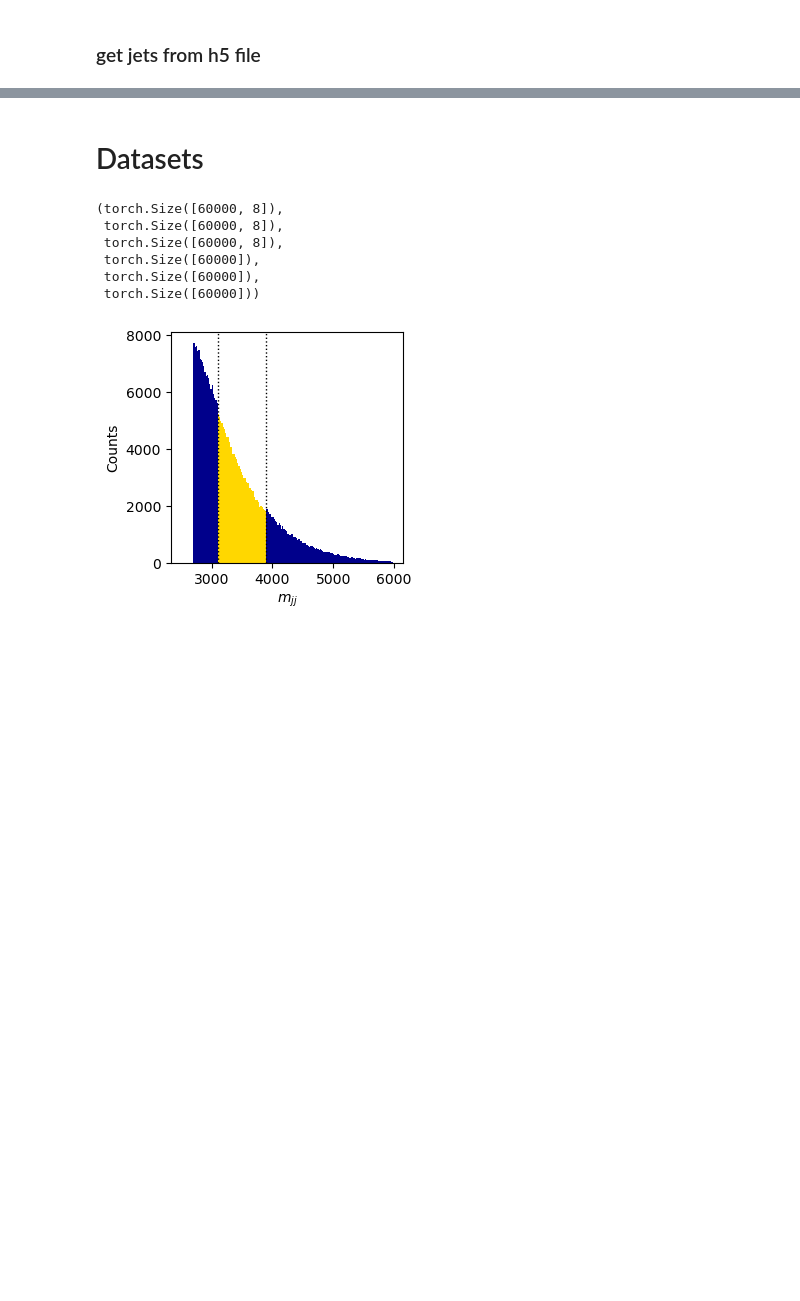
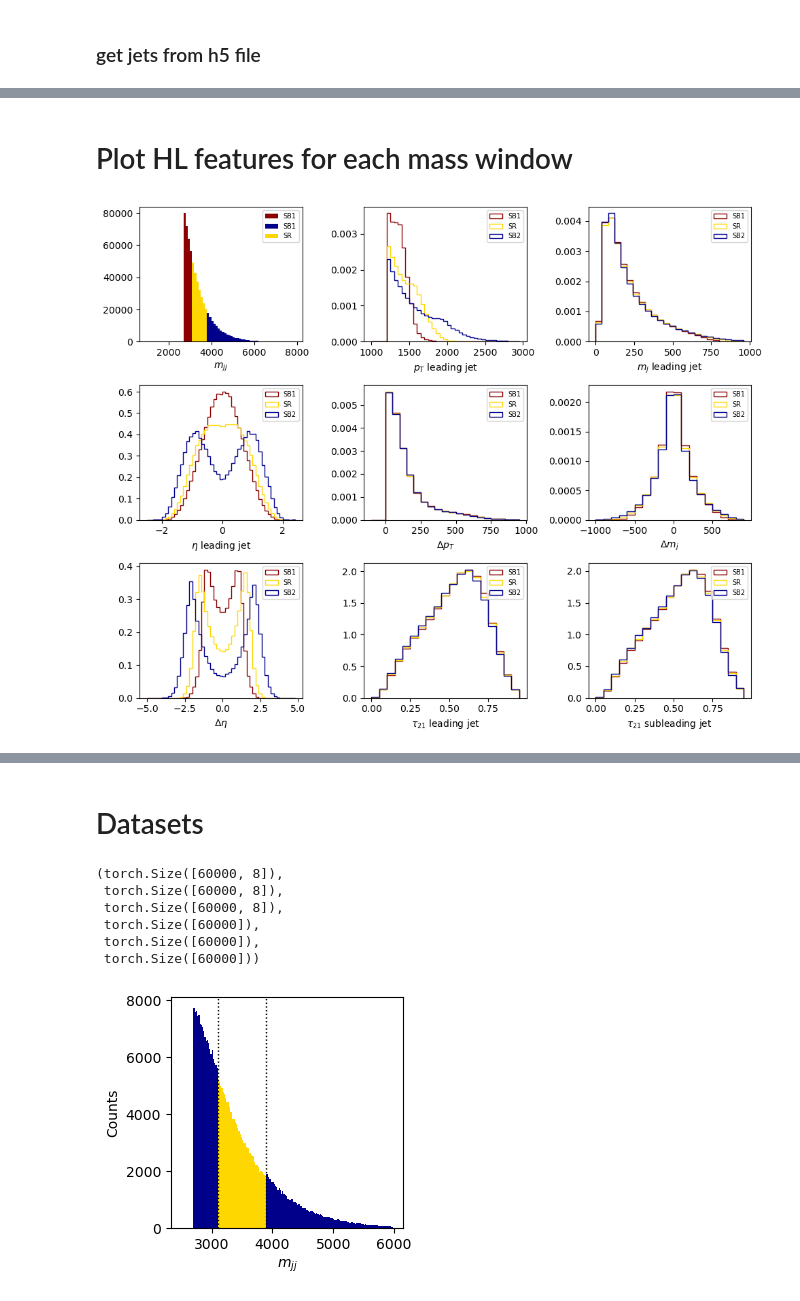
Before and after one commit to dfaroughy/DynGenModels, a Jupyter notebook: notebooks/LHCOlympics.ipynb, the cells around one changed output, grey strips where cells are left out. Saved outputs shown, nothing was run; the diff lists cells and outputs as text; code cells hidden in the pictures; blank space fills up the shorter version.

```diff
--- a/notebooks/LHCOlympics.ipynb
+++ b/notebooks/LHCOlympics.ipynb
@@ -120,0 +343,73 @@ plt.show()
+# %% [markdown]
+# Plot HL features for each mass window
+# %%
+
+SB1 = (high_level_features[...,1]<=3100) & (high_level_features[...,1]>=2700)
+SB2 = high_level_features[...,1] >= 3800
+SR = (high_level_features[...,1]<=3800) & (high_level_features[...,1]>=3100)
+
+sb1 = np.concatenate([high_level_features[SB1][...,1][:, None] , high_level_features[SB1][...,3][:, None] , high_level_features[SB1][...,6][:, None] , high_level_features[SB1][...,8][:, None] , high_level_features[SB1][...,9][:, None]], axis=-1)
+sb2 = np.concatenate([high_level_features[SB2][...,1][:, None] , high_level_features[SB2][...,3][:, None] , high_level_features[SB2][...,6][:, None] , high_level_features[SB2][...,8][:, None] , high_level_features[SB2][...,9][:, None]], axis=-1)
+sr = np.concatenate([high_level_features[SR][...,1][:, None] , high_level_features[SR][...,3][:, None] , high_level_features[SR][...,6][:, None] , high_level_features[SR][...,8][:, None] , high_level_features[SR][...,9][:, None]], axis=-1)
+# %%
+
+fig, axs = plt.subplots(3,3, figsize=(10, 8))
+
+axs[0, 0].hist(high_level_features[SB1][...,1], bins=np.arange(1000, 8000, 100), histtype='stepfilled', color='darkred', label='SB1')
+axs[0, 0].hist(high_level_features[SB2][...,1], bins=np.arange(1000, 8000, 100), histtype='stepfilled', color='darkblue', label='SB1')
+axs[0, 0].hist(high_level_features[SR][...,1], bins=np.arange(1000, 8000, 100), histtype='stepfilled', color='gold', label='SR')
+axs[0, 0].set_xlabel(r'$m_{jj}$')
+axs[0, 0].legend(fontsize=7, loc='upper right')
+
+axs[0, 1].hist(high_level_features[SB1][...,2], bins=np.arange(1000, 3000, 50), histtype='step', color='darkred', density=True, label='SB1')
+axs[0, 1].hist(high_level_features[SR][...,2], bins=np.arange(1000, 3000, 50), histtype='step', color='gold', density=True, label='SR')
+axs[0, 1].hist(high_level_features[SB2][...,2], bins=np.arange(1000, 3000, 50), histtype='step', color='darkblue', density=True, label='SB2')
+axs[0, 1].set_xlabel(r'$p_{T}$ leading jet')
+axs[0, 1].legend(fontsize=7, loc='upper right')
+
+axs[0, 2].hist(high_level_features[SB1][...,3], bins=np.arange(0, 1000, 40), histtype='step', color='darkred', density=True, label='SB1')
+axs[0, 2].hist(high_level_features[SR][...,3], bins=np.arange(0, 1000, 40), histtype='step', color='gold', density=True, label='SR')
+axs[0, 2].hist(high_level_features[SB2][...,3], bins=np.arange(0, 1000, 40), histtype='step', color='darkblue', density=True, label='SB2')
+axs[0, 2].set_xlabel(r'$m_j$ leading jet')
+axs[0, 2].legend(fontsize=7, loc='upper right')
+
+axs[1, 0].hist(high_level_features[SB1][...,4], bins=np.arange(-2.5, 2.5, 0.1), histtype='step', color='darkred', density=True, label='SB1')
+axs[1, 0].hist(high_level_features[SR][...,4], bins=np.arange(-2.5, 2.5, 0.1), histtype='step', color='gold', density=True, label='SR')
+axs[1, 0].hist(high_level_features[SB2][...,4], bins=np.arange(-2.5, 2.5, 0.1), histtype='step', color='darkblue',  density=True, label='SB2')
+axs[1, 0].set_xlabel(r'$\eta$ leading jet')
+axs[1, 0].legend(fontsize=7, loc='upper right')
+
+axs[1, 1].hist(high_level_features[SB1][...,5], bins=np.arange(-100, 1000, 50), histtype='step', color='darkred', density=True, label='SB1')
+axs[1, 1].hist(high_level_features[SR][...,5], bins=np.arange(-100, 1000, 50), histtype='step', color='gold', density=True, label='SR')
+axs[1, 1].hist(high_level_features[SB2][...,5], bins=np.arange(-100, 1000, 50), histtype='step', color='darkblue', density=True, label='SB2')
+axs[1, 1].set_xlabel(r'$\Delta p_{T}$')
+axs[1, 1].legend(fontsize=7, loc='upper right')
+
+axs[1, 2].hist(high_level_features[SB1][...,6], bins=np.arange(-1000, 1000, 100), histtype='step', color='darkred', density=True, label='SB1')
+axs[1, 2].hist(high_level_features[SR][...,6], bins=np.arange(-1000, 1000, 100), histtype='step', color='gold', density=True, label='SR')
+axs[1, 2].hist(high_level_features[SB2][...,6], bins=np.arange(-1000, 1000, 100), histtype='step', color='darkblue', density=True, label='SB2')
+axs[1, 2].set_xlabel(r'$\Delta m_j$')
+axs[1, 2].legend(fontsize=7, loc='upper right')
+
+axs[2, 0].hist(high_level_features[SB1][...,7], bins=np.arange(-5, 5, 0.2), histtype='step', color='darkred', density=True, label='SB1')
+axs[2, 0].hist(high_level_features[SR][...,7], bins=np.arange(-5, 5, 0.2), histtype='step', color='gold', density=True, label='SR')
+axs[2, 0].hist(high_level_features[SB2][...,7], bins=np.arange(-5, 5, 0.2), histtype='step', color='darkblue',  density=True, label='SB2')
+axs[2, 0].set_xlabel(r'$\Delta\eta$')
+axs[2, 0].legend(fontsize=7, loc='upper right')
+
+axs[2, 1].hist(high_level_features[SB1][...,8], bins=np.arange(0, 1, 0.05), histtype='step', color='darkred', density=True, label='SB1')
+axs[2, 1].hist(high_level_features[SR][...,8], bins=np.arange(0, 1, 0.05), histtype='step', color='gold',  density=True, label='SR')
+axs[2, 1].hist(high_level_features[SB2][...,8], bins=np.arange(0, 1, 0.05), histtype='step', color='darkblue',  density=True, label='SB2')
+axs[2, 1].set_xlabel(r'$\tau_{21}$ leading jet')
+axs[2, 1].legend(fontsize=7, loc='upper right')
+
+axs[2, 2].hist(high_level_features[SB1][...,9], bins=np.arange(0, 1, 0.05), histtype='step', color='darkred', density=True, label='SB1')
+axs[2, 2].hist(high_level_features[SR][...,9], bins=np.arange(0, 1, 0.05), histtype='step', color='gold', density=True, label='SR')
+axs[2, 2].hist(high_level_features[SB2][...,9], bins=np.arange(0, 1, 0.05), histtype='step', color='darkblue',  density=True, label='SB2')
+axs[2, 2].set_xlabel(r'$\tau_{21}$ subleading jet')
+axs[2, 2].legend(fontsize=7, loc='upper right')
+
+plt.tight_layout()
+plt.show()
+# %% [output]
+[figure, added]
```
Also changed, not shown: parts of 14 cells of this notebook, 12 other files.
